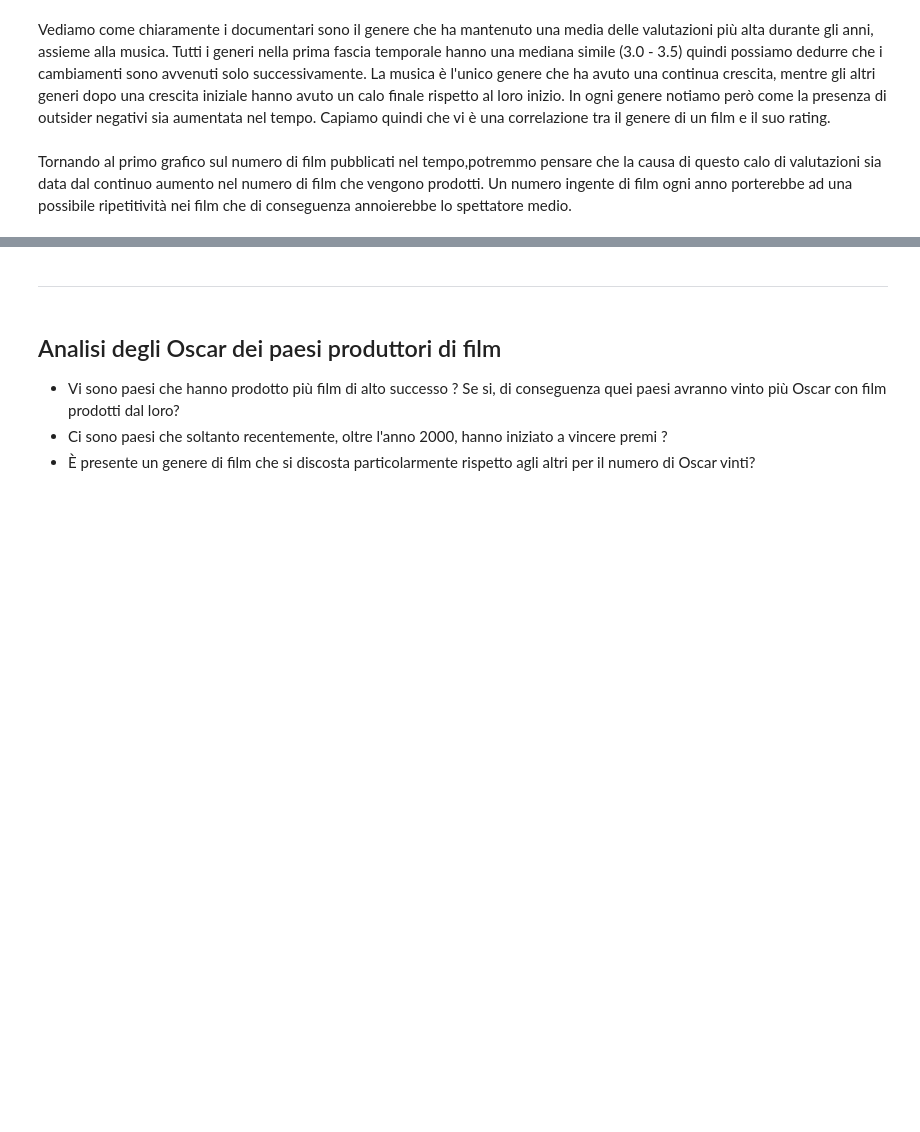
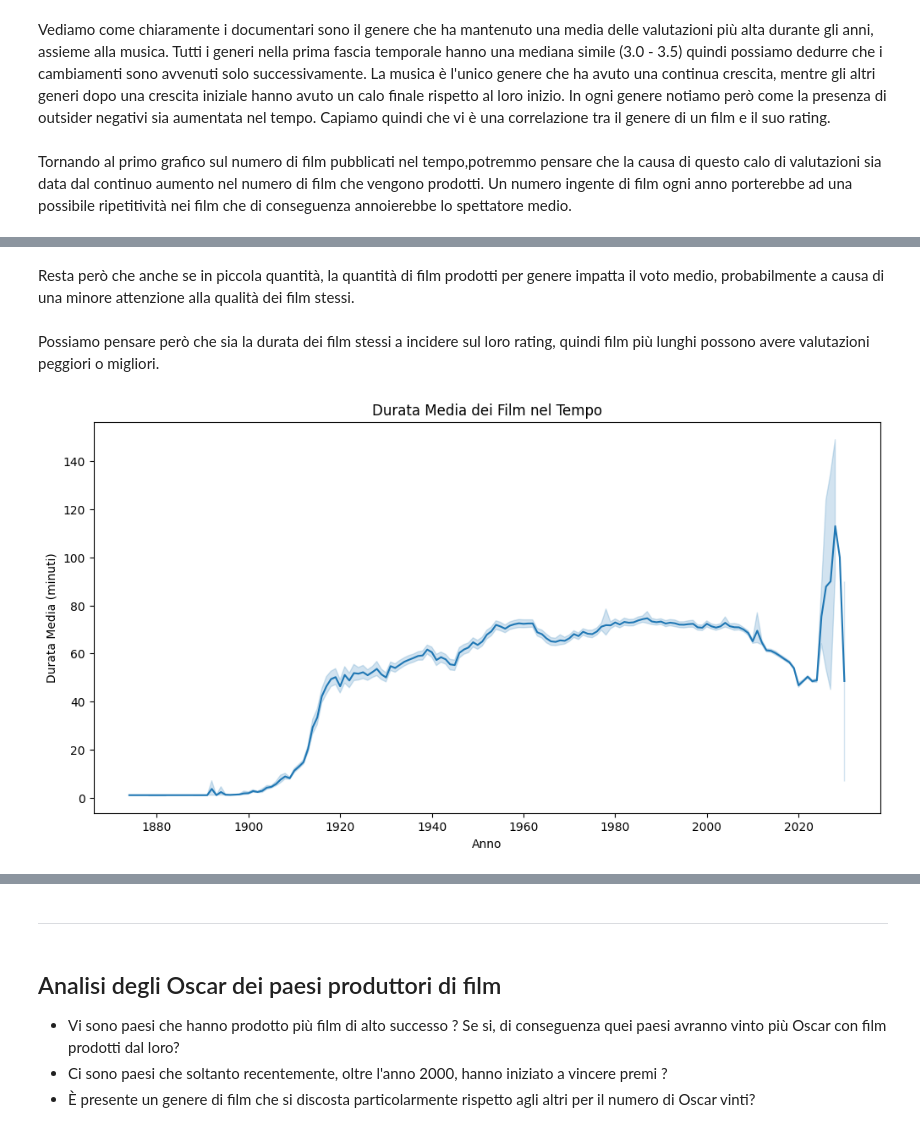
Before and after one commit to GabrieBu/freshcarrots, a Jupyter notebook: ium_Notebook/Cleaning.ipynb, the cells around one changed output, grey strips where cells are left out. Drawn from its saved outputs; the diff is of its cells as text; code cells hidden in the pictures; blank space fills up the shorter version.

```diff
--- a/ium_Notebook/Cleaning.ipynb
+++ b/ium_Notebook/Cleaning.ipynb
@@ -871,0 +866,14 @@ Un numero ingente di film ogni anno porterebbe ad una possibile ripetitività ne
+# %% [markdown]
+Resta però che anche se in piccola quantità, la quantità di film prodotti per genere impatta il voto medio, probabilmente a causa di una minore attenzione alla qualità dei film stessi.
+# %% [markdown]
+Possiamo pensare però che sia la durata dei film stessi a incidere sul loro rating, quindi film più lunghi possono avere valutazioni peggiori o migliori.
+# %%
+durata_media_anni = df_released_movies.groupby('date')['minute'].mean().reset_index()
+plt.figure(figsize=(12, 6))
+sns.lineplot(x=durata_media_anni['date'], y=durata_media_anni['minute'])
+plt.title("Durata Media dei Film nel Tempo")
+plt.xlabel("Anno")
+plt.ylabel("Durata Media (minuti)")
+plt.show()
+# %% [output]
+[figure, added]
```
Also changed, not shown: parts of 26 cells of this notebook.
